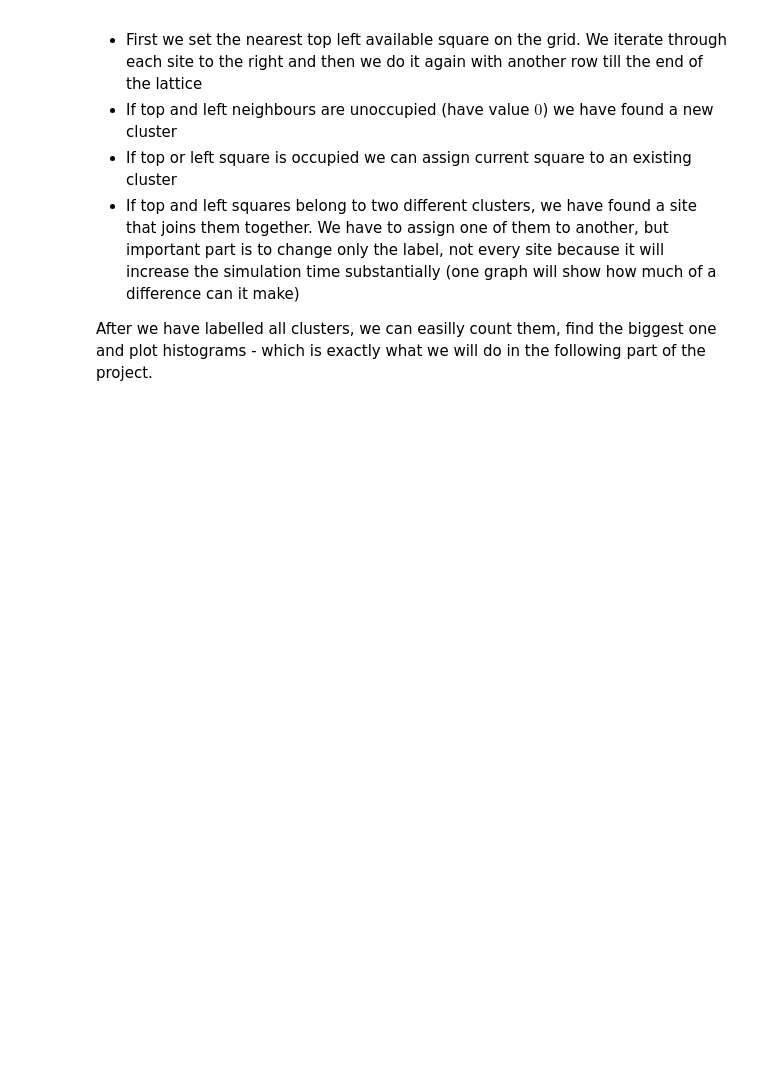
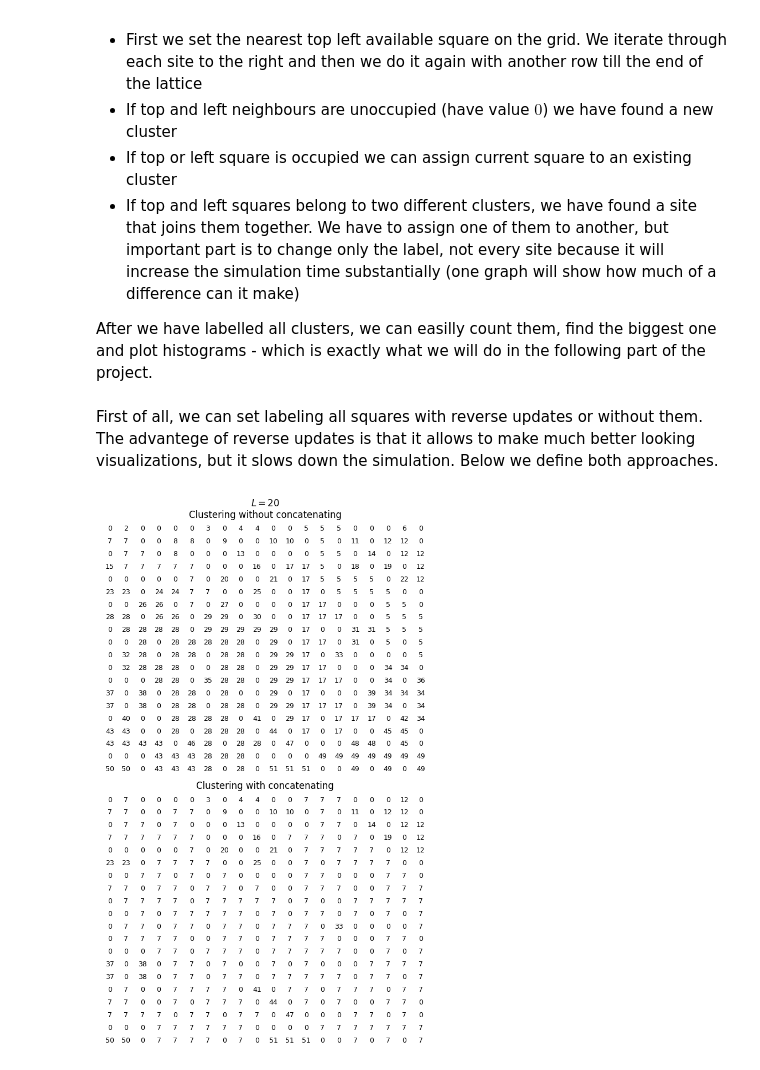
Before and after one commit to Yolonek/Percolation, a Jupyter notebook: SpanningClusterDescription.ipynb, the cells around one changed output. Saved outputs shown, nothing was run; the diff lists cells and outputs as text; code cells hidden in the pictures; blank space fills up the shorter version.

```diff
--- a/SpanningClusterDescription.ipynb
+++ b/SpanningClusterDescription.ipynb
@@ -15,0 +21,20 @@ After we have labelled all clusters, we can easilly count them, find the biggest
+# %% [markdown]
+First of all, we can set labeling all squares with reverse updates or without them. The advantege of reverse updates is that it allows to make much better looking visualizations, but it slows down the simulation. Below we define both approaches.
+# %%
+L = 20
+p = 0.54
+spanning_cluster = SpanningCluster(L=L, p=p)
+initial_grid = spanning_cluster.get_initial_grid()
+spanning_cluster.hk_algorithm(reset_grid=True, update_clusters=False, initial_grid=initial_grid)
+cluster_1 = spanning_cluster.get_current_grid()
+spanning_cluster.hk_algorithm(reset_grid=True, update_clusters=True, initial_grid=initial_grid)
+cluster_2 = spanning_cluster.get_current_grid()
+# %%
+figure1, axes1 = plt.subplots(2, 1, layout='constrained')
+spanning_cluster.plot_grid_as_matrix(matrix=cluster_1, axes=axes1[0])
+axes1[0].set_title(f'$L = {L}$\nClustering without concatenating')
+spanning_cluster.plot_grid_as_matrix(matrix=cluster_2, axes=axes1[1])
+axes1[1].set_title('Clustering with concatenating')
+figure1.set_size_inches(6, 10)
+# %% [output]
+[figure, added]
```
Also changed, not shown: parts of 14 cells of this notebook, 11 other files.
